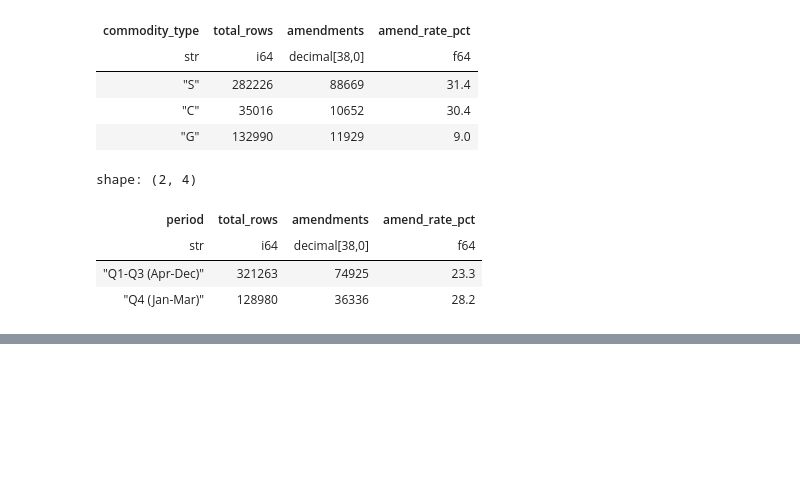
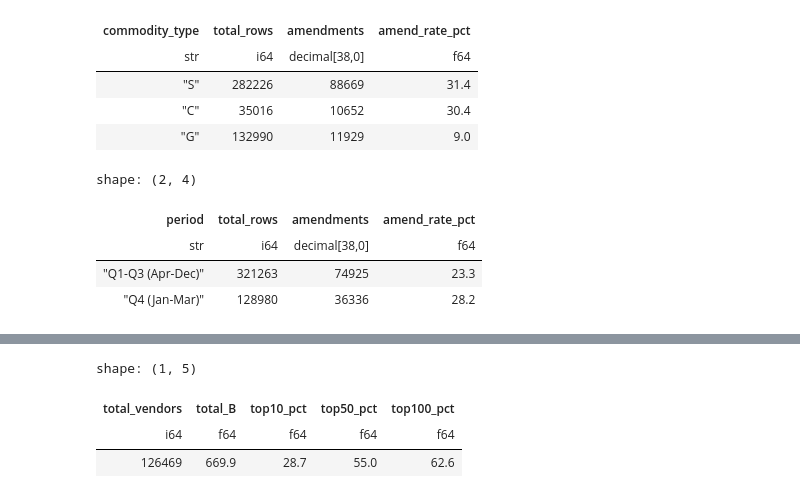
Before and after one commit to AmenTauhid/2026-to-2027-internship-interview-assignment-aymantauhid, a Jupyter notebook: notebooks/phase3-analysis.ipynb, the cells around one changed output, grey strips where cells are left out. Drawn from its saved outputs; the diff is of its cells as text; code cells hidden in the pictures; blank space fills up the shorter version.

```diff
--- a/notebooks/phase3-analysis.ipynb
+++ b/notebooks/phase3-analysis.ipynb
@@ -629,0 +636,23 @@ fig.show()
+# %%
+# Vendor concentration - how much goes to the top vendors?
+conc = con.sql("""
+    WITH v AS (
+        SELECT vendor_name, SUM(val) as total_val,
+               ROW_NUMBER() OVER (ORDER BY SUM(val) DESC) as rn
+        FROM analysis WHERE vendor_name IS NOT NULL
+        GROUP BY vendor_name
+    ),
+    gt AS (SELECT SUM(total_val) as g, COUNT(*) as total_vendors FROM v)
+    SELECT
+        (SELECT total_vendors FROM gt) as total_vendors,
+        (SELECT ROUND(g/1e9, 1) FROM gt) as total_B,
+        ROUND((SELECT SUM(total_val) FROM v WHERE rn <= 10) * 100.0 / (SELECT g FROM gt), 1) as top10_pct,
+        ROUND((SELECT SUM(total_val) FROM v WHERE rn <= 50) * 100.0 / (SELECT g FROM gt), 1) as top50_pct,
+        ROUND((SELECT SUM(total_val) FROM v WHERE rn <= 100) * 100.0 / (SELECT g FROM gt), 1) as top100_pct
+""").pl()
+conc
+# %% [output]
+shape: (1, 5)
+| total_vendors | total_B | top10_pct | top50_pct | top100_pct |
+| i64 | f64 | f64 | f64 | f64 |
+| 126469 | 669.9 | 28.7 | 55.0 | 62.6 |
```
Also changed, not shown: parts of 16 cells of this notebook.
